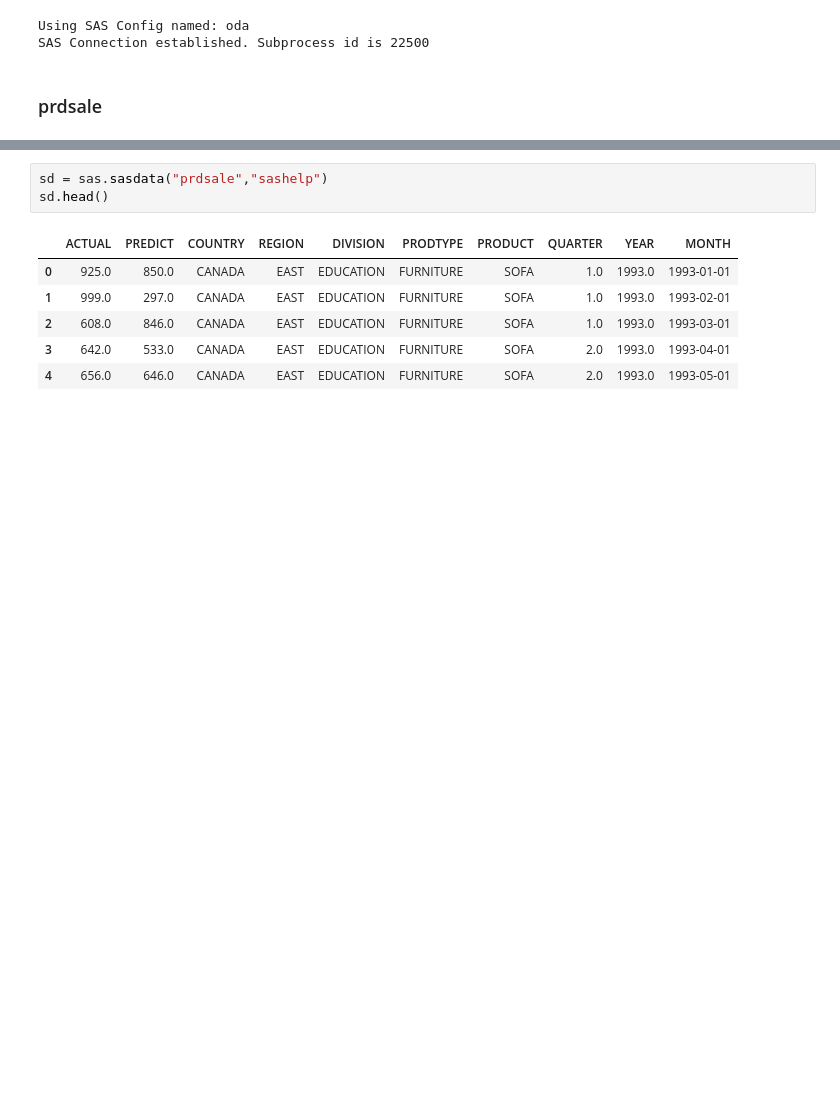
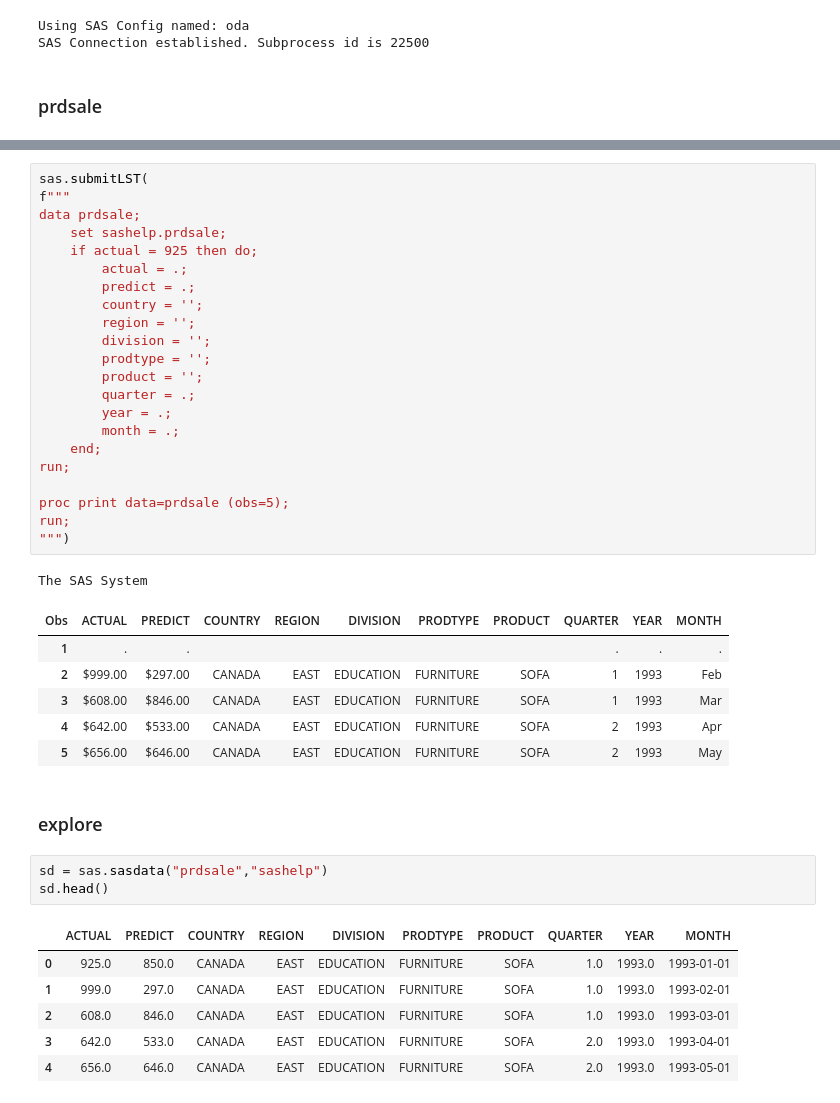
Before and after one commit to 0xdomyz/sas_collection, a Jupyter notebook: example_data/prdsale.ipynb, the cells around one changed output, grey strips where cells are left out. Cells and saved outputs as stored; diff of their text form; blank space fills up the shorter version.

```diff
--- a/example_data/prdsale.ipynb
+++ b/example_data/prdsale.ipynb
@@ -9,3 +18,35 @@ SAS Connection established. Subprocess id is 22500
+# %%
+sas.submitLST(
+f"""
+data prdsale;
+    set sashelp.prdsale;
+    if actual = 925 then do;
+        actual = .;
+        predict = .;
+        country = '';
+        region = '';
+        division = '';
+        prodtype = '';
+        product = '';
+        quarter = .;
+        year = .;
+        month = .;
+    end;
+run;
+
+proc print data=prdsale (obs=5);
+run;
+""")
+# %% [output]
+The SAS System
+| Obs | ACTUAL | PREDICT | COUNTRY | REGION | DIVISION | PRODTYPE | PRODUCT | QUARTER | YEAR | MONTH |
+| 1 | . | . |  |  |  |  |  | . | . | . |
+| 2 | $999.00 | $297.00 | CANADA | EAST | EDUCATION | FURNITURE | SOFA | 1 | 1993 | Feb |
+| 3 | $608.00 | $846.00 | CANADA | EAST | EDUCATION | FURNITURE | SOFA | 1 | 1993 | Mar |
+| 4 | $642.00 | $533.00 | CANADA | EAST | EDUCATION | FURNITURE | SOFA | 2 | 1993 | Apr |
+| 5 | $656.00 | $646.00 | CANADA | EAST | EDUCATION | FURNITURE | SOFA | 2 | 1993 | May |
+# %% [markdown]
+### explore
 # %%
 sd = sas.sasdata("prdsale","sashelp")
 sd.head()
```
Also changed, not shown: parts of 1 cell of this notebook.
